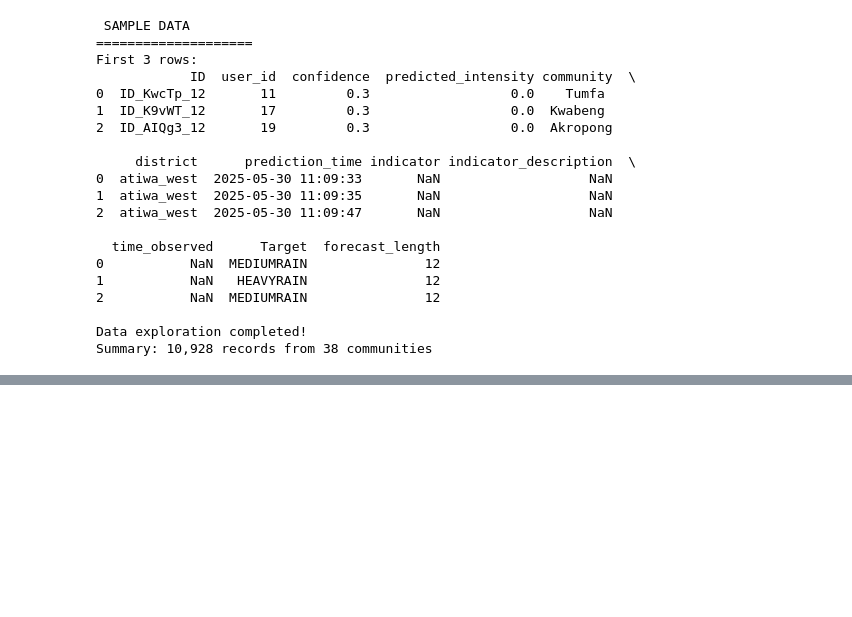
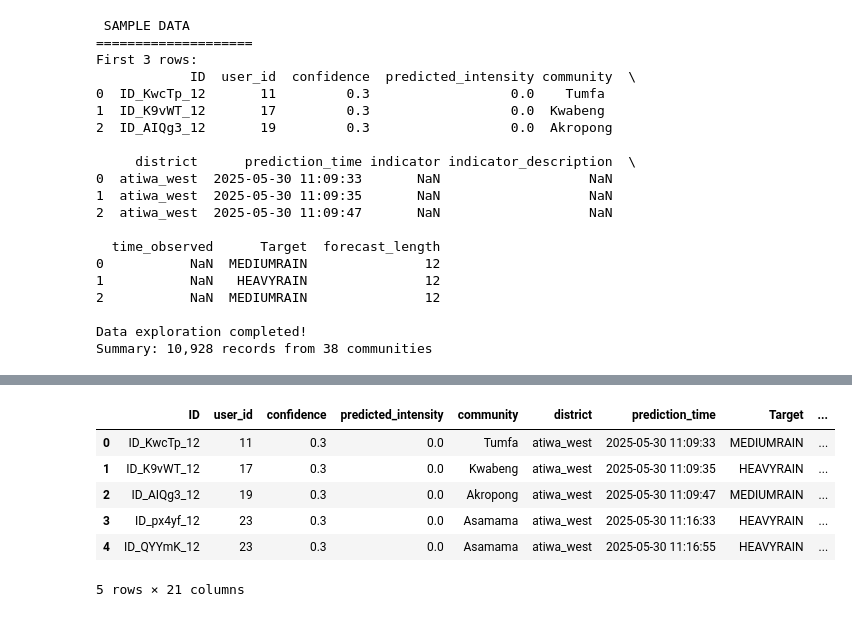
Before and after one commit to Queenzy-Ongeye/GhanaRainfallPredictor, a Jupyter notebook: src/notebooks/01_preprocess_data.ipynb, the cells around one changed output, grey strips where cells are left out. Drawn from its saved outputs; the diff is of its cells as text; code cells hidden in the pictures; blank space fills up the shorter version.

```diff
--- a/src/notebooks/01_preprocess_data.ipynb
+++ b/src/notebooks/01_preprocess_data.ipynb
@@ -99,0 +97,10 @@ preprocessor = predictor_class.create_preprocessing_pipeline()
+# %%
+processed_df.head()
+# %% [output]
+|  | ID | user_id | confidence | predicted_intensity | community | district | prediction_time | Target | ... |
+| 0 | ID_KwcTp_12 | 11 | 0.3 | 0.0 | Tumfa | atiwa_west | 2025-05-30 11:09:33 | MEDIUMRAIN | ... |
+| 1 | ID_K9vWT_12 | 17 | 0.3 | 0.0 | Kwabeng | atiwa_west | 2025-05-30 11:09:35 | HEAVYRAIN | ... |
+| 2 | ID_AIQg3_12 | 19 | 0.3 | 0.0 | Akropong | atiwa_west | 2025-05-30 11:09:47 | MEDIUMRAIN | ... |
+| 3 | ID_px4yf_12 | 23 | 0.3 | 0.0 | Asamama | atiwa_west | 2025-05-30 11:16:33 | HEAVYRAIN | ... |
+| 4 | ID_QYYmK_12 | 23 | 0.3 | 0.0 | Asamama | atiwa_west | 2025-05-30 11:16:55 | HEAVYRAIN | ... |
+5 rows × 21 columns
```
Also changed, not shown: parts of 10 cells of this notebook, 1 other file.
